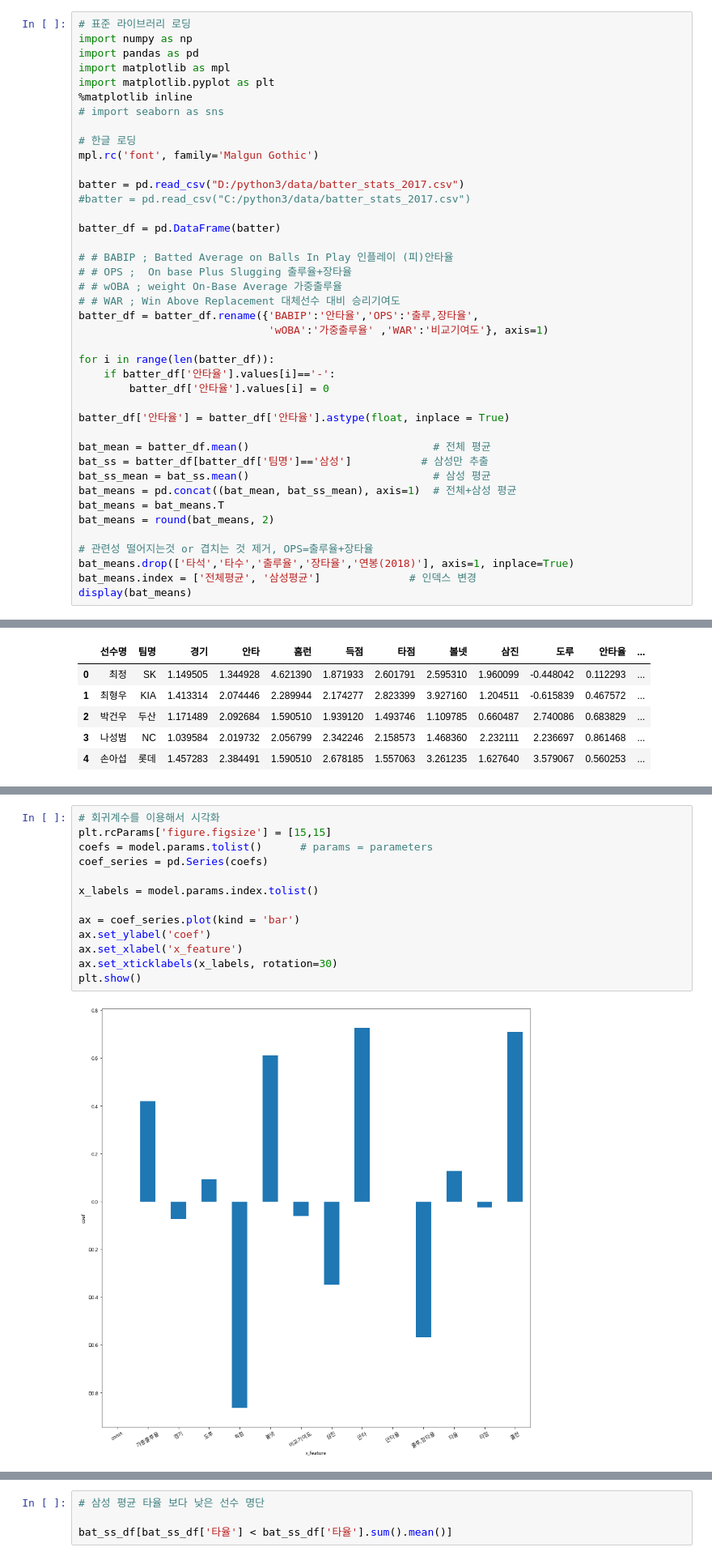
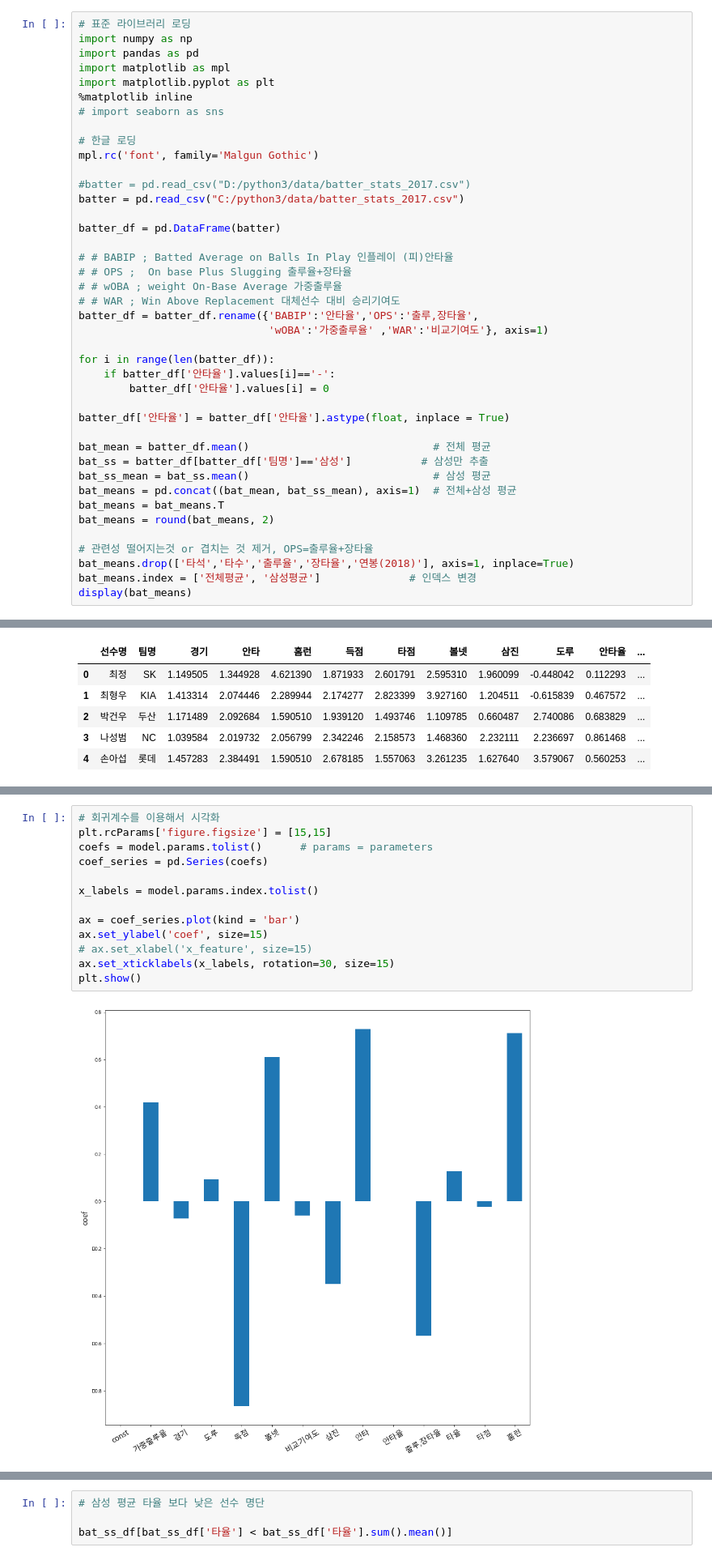
Before and after one commit to PIUphil/toheaven, a Jupyter notebook: 야구2.ipynb, the cells around one changed output, grey strips where cells are left out. Shown at 81% size. Drawn from its saved outputs; the diff is of its cells as text.

```diff
--- a/야구2.ipynb
+++ b/야구2.ipynb
@@ -10,8 +10,8 @@ import matplotlib.pyplot as plt
 # 한글 로딩
 mpl.rc('font', family='Malgun Gothic')
 
-batter = pd.read_csv("D:/python3/data/batter_stats_2017.csv")
-#batter = pd.read_csv("C:/python3/data/batter_stats_2017.csv")
+#batter = pd.read_csv("D:/python3/data/batter_stats_2017.csv")
+batter = pd.read_csv("C:/python3/data/batter_stats_2017.csv")
 
 batter_df = pd.DataFrame(batter)
 
@@ -117,16 +117,16 @@ Notes:
 # %%
 # 회귀계수를 이용해서 시각화
 plt.rcParams['figure.figsize'] = [15,15]
 coefs = model.params.tolist()      # params = parameters
 coef_series = pd.Series(coefs)
 
 x_labels = model.params.index.tolist()
 
 ax = coef_series.plot(kind = 'bar')
-ax.set_ylabel('coef')
-ax.set_xlabel('x_feature')
-ax.set_xticklabels(x_labels, rotation=30)
+ax.set_ylabel('coef', size=15)
+# ax.set_xlabel('x_feature', size=15)
+ax.set_xticklabels(x_labels, rotation=30, size=15)
 plt.show()
 # %% [output]
-[figure, old version]
+[figure, new version]
 # %%
```
Also changed, not shown: parts of 9 cells of this notebook.
